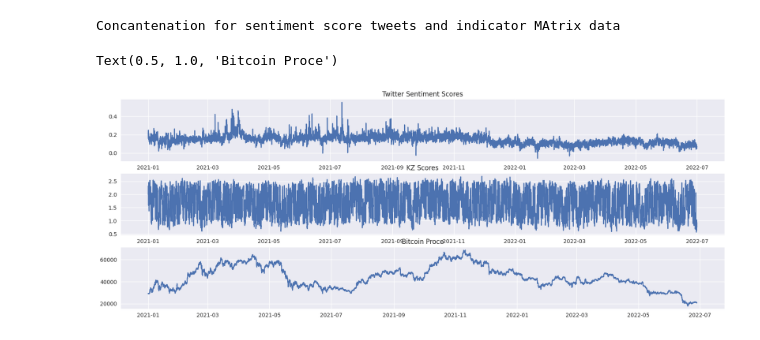
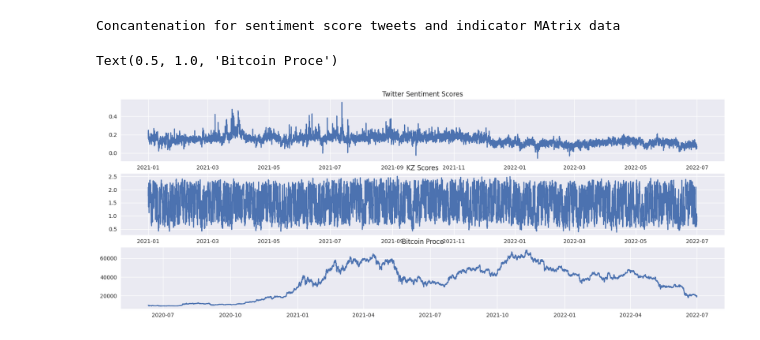
Before and after one commit to kozanakyel/KZ-Engine-Backend, a Jupyter notebook: KZ_project_setup/notebooks/test_sent_kz.ipynb, the cells around one changed output. Drawn from its saved outputs; the diff is of its cells as text; code cells hidden in the pictures.

```diff
--- a/KZ_project_setup/notebooks/test_sent_kz.ipynb
+++ b/KZ_project_setup/notebooks/test_sent_kz.ipynb
@@ -89,0 +63,4 @@ df_price_ext.head()
+# %%
+df_price_ext = data.extract_features()
+close_col = df_price['close']
+df_price_ext.head()
@@ -90,20 +77,21 @@ df_price_ext.head()
 # %%
 df_final = tsa.concat_ohlc_compound_score(df_price_ext, sent_tweets)
 #df_final = df_final.loc['2021-01-01':,:].copy()
+df_final = df_final.rename(columns={"compound_total":"twitter_sent_score"})
 df_final.dropna(inplace=True)
 # %% [output]
 Concantenation for sentiment score tweets and indicator MAtrix data
 # %%
 fig, (ax1, ax2,ax3) = plt.subplots(3, 1, figsize=(20,7))
-ax1.plot(df_final.compound_total)
+ax1.plot(df_final.twitter_sent_score)
 ax1.set_title('Twitter Sentiment Scores')
 ax2.plot(df_final.index, df_final.kz_score)
 ax2.set_title('KZ Scores')
-ax3.plot(close_col.index, close_col.close)
+ax3.plot(close_col)
 ax3.set_title('Bitcoin Proce')
 # %% [output]
 Text(0.5, 1.0, 'Bitcoin Proce')
-[figure, old version]
+[figure, new version]
 # %%
 y = df_final.feature_label
 X = df_final.drop(columns=['feature_label'], axis=1)
```
Also changed, not shown: parts of 10 cells of this notebook, 7 other files.
